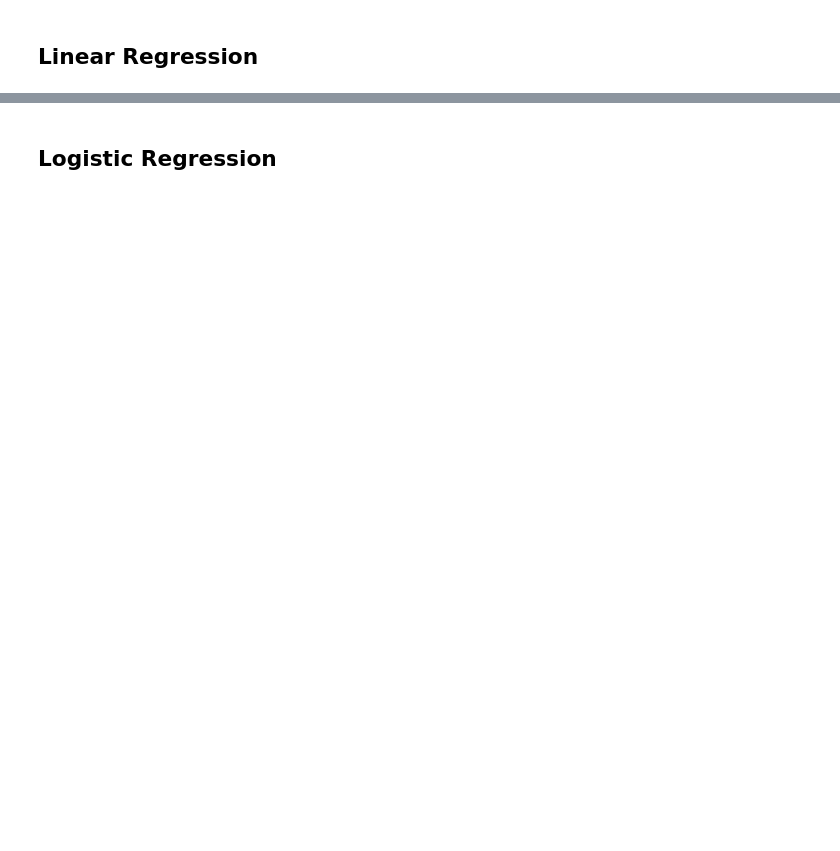
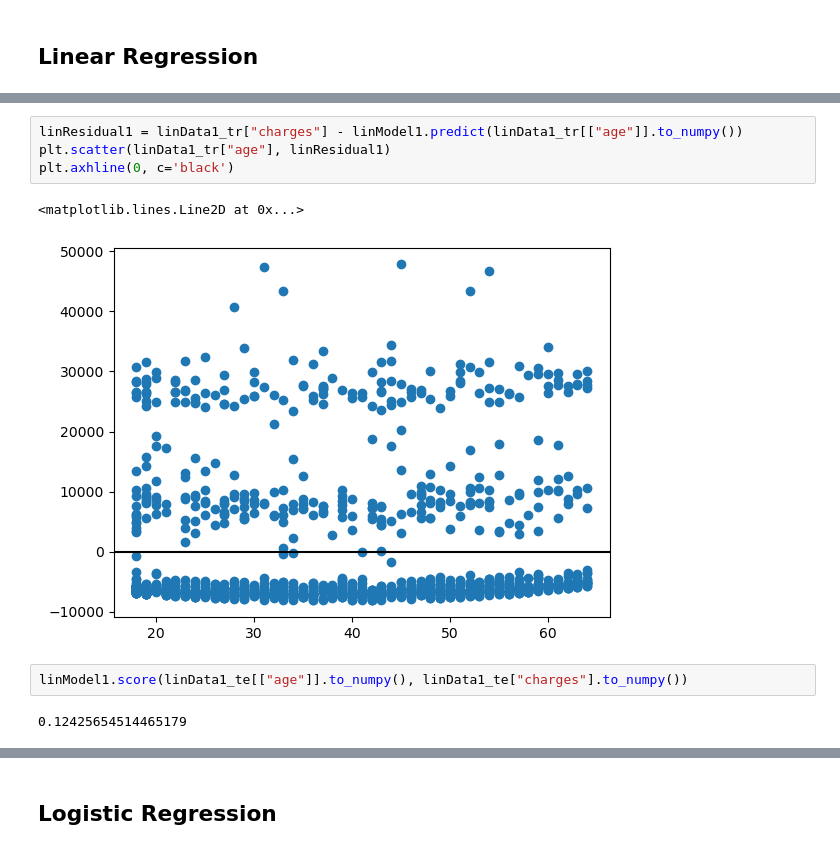
Before and after one commit to monkeygobah/code_grand_rounds, a Jupyter notebook: module_3_Data_Science/DS_Workshop_2.ipynb, the cells around one changed output, grey strips where cells are left out. Cells and saved outputs as stored; diff of their text form; blank space fills up the shorter version.

```diff
--- a/module_3_Data_Science/DS_Workshop_2.ipynb
+++ b/module_3_Data_Science/DS_Workshop_2.ipynb
@@ -26,0 +97,11 @@ import pandas as pd
+# %%
+linResidual1 = linData1_tr["charges"] - linModel1.predict(linData1_tr[["age"]].to_numpy())
+plt.scatter(linData1_tr["age"], linResidual1)
+plt.axhline(0, c='black')
+# %% [output]
+<matplotlib.lines.Line2D at 0x...>
+[figure, added]
+# %%
+linModel1.score(linData1_te[["age"]].to_numpy(), linData1_te["charges"].to_numpy())
+# %% [output]
+0.12425654514465179
```
Also changed, not shown: parts of 23 cells of this notebook, 1 other file.
